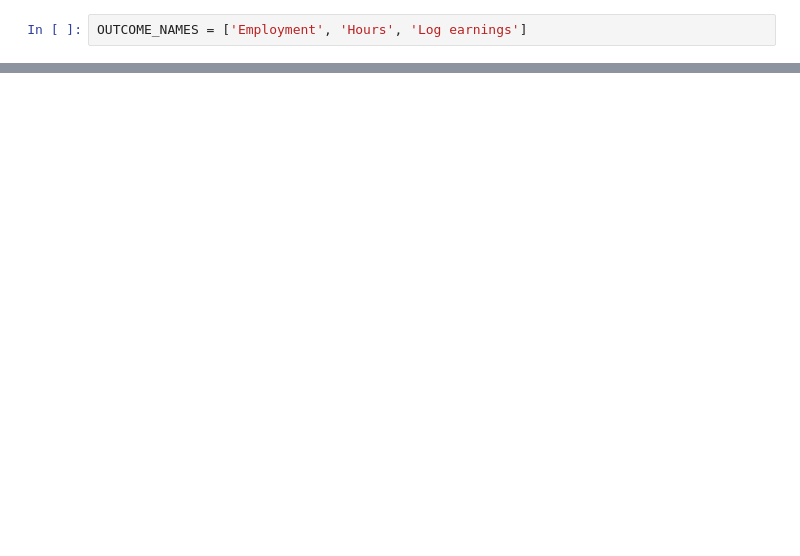
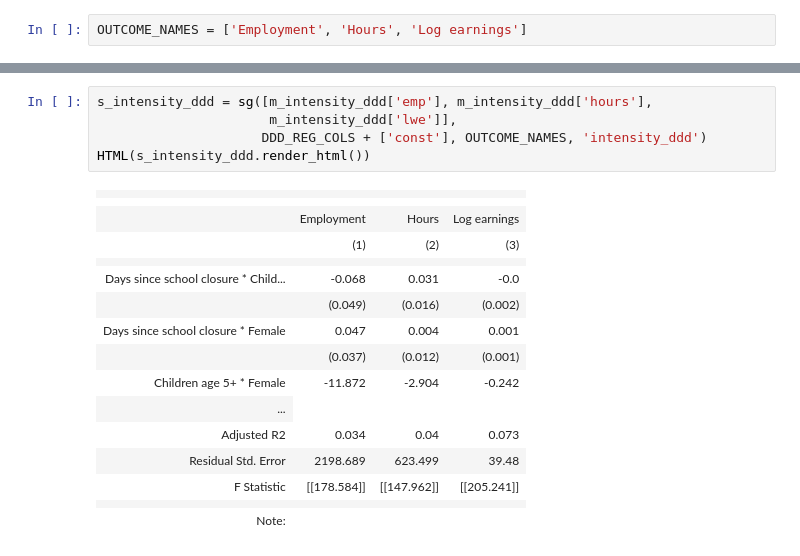
Before and after one commit to MaxGhenis/mit_1432, a Jupyter notebook: p3_regressions.ipynb, the cells around one changed output, grey strips where cells are left out. Drawn from its saved outputs; the diff is of its cells as text; blank space fills up the shorter version.

```diff
--- a/p3_regressions.ipynb
+++ b/p3_regressions.ipynb
@@ -364,0 +397,22 @@ HTML(s_intensity.render_html())
+# %%
+s_intensity_ddd = sg([m_intensity_ddd['emp'], m_intensity_ddd['hours'],
+                      m_intensity_ddd['lwe']],
+                     DDD_REG_COLS + ['const'], OUTCOME_NAMES, 'intensity_ddd')
+HTML(s_intensity_ddd.render_html())
+# %% [output]
+|  |  |  |  |
+|  |
+|  | Employment | Hours | Log earnings |
+|  | (1) | (2) | (3) |
+|  |  |  |  |
+| Days since school closure * Child... | -0.068 | 0.031 | -0.0 |
+|  | (0.049) | (0.016) | (0.002) |
+| Days since school closure * Female | 0.047 | 0.004 | 0.001 |
+|  | (0.037) | (0.012) | (0.001) |
+| Children age 5+ * Female | -11.872 | -2.904 | -0.242 |
+| ... |
+| Adjusted R2 | 0.034 | 0.04 | 0.073 |
+| Residual Std. Error | 2198.689 | 623.499 | 39.48 |
+| F Statistic | [[178.584]] | [[147.962]] | [[205.241]] |
+|  |  |  |  |
+| Note: |
```
Also changed, not shown: parts of 14 cells of this notebook, 5 other files.
